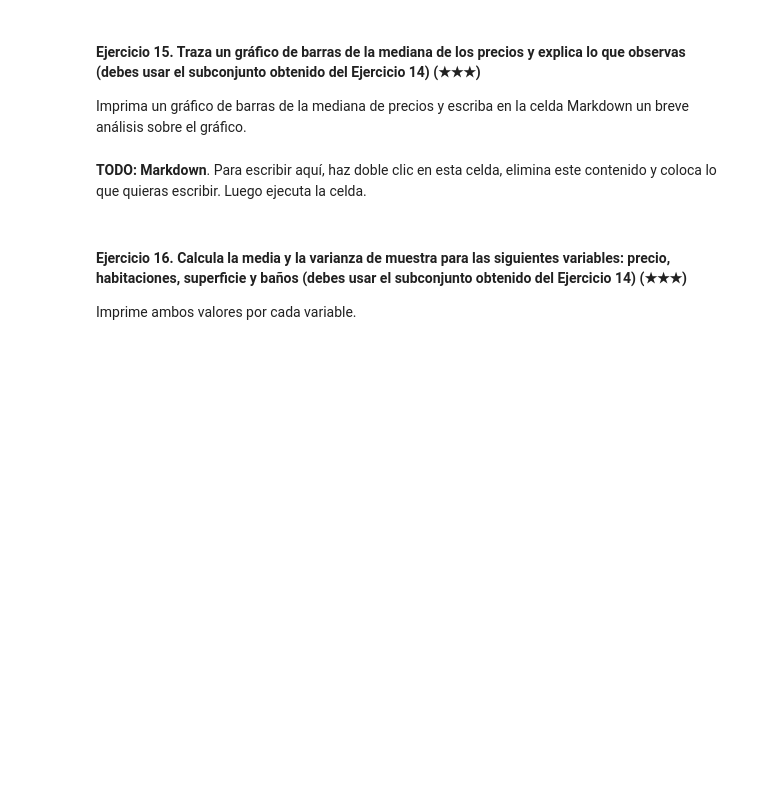
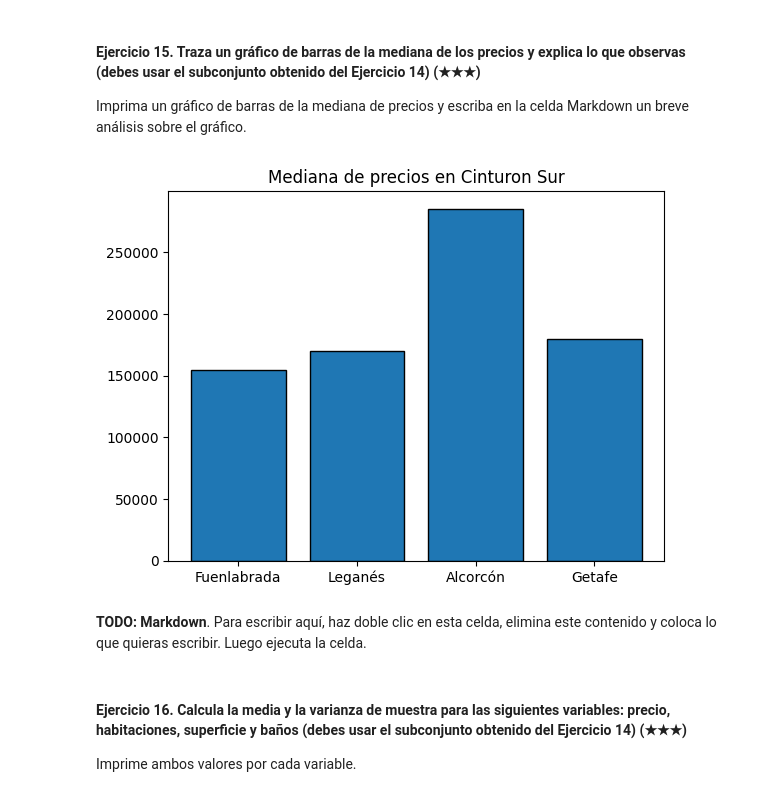
Before and after one commit to 4GeeksAcademy/realestate-datacleanup-exercise-curso, a Jupyter notebook: project.es.ipynb, the cells around one changed output. Drawn from its saved outputs; the diff is of its cells as text; code cells hidden in the pictures; blank space fills up the shorter version.

```diff
--- a/project.es.ipynb
+++ b/project.es.ipynb
@@ -286,4 +281,13 @@ Imprima la población y el número de casas.
 
 Pista: Filtra el DataFrame original usando la columna `level5` y la función `isin`.
 # %%
-# TODO
+# Creamos dataset del cinturon sur
+
+def CinturonSur(dataset):
+    cinturonsur = dataset[dataset["level5"].isin(["Fuenlabrada", "Leganés", "Getafe", "Alcorcón"])].reset_index()
+    cinturonsur.drop('index', axis = 1)
+    return cinturonsur.drop('index', axis = 1)
+
+cinturonsur = CinturonSur(dscleanwithpps)
+
+print(cinturonsur)
@@ -292,7 +314,16 @@ Pista: Filtra el DataFrame original usando la columna `level5` y la función `is
 
 Imprima un gráfico de barras de la mediana de precios y escriba en la celda Markdown un breve análisis sobre el gráfico.
 # %%
-# TODO: Code
+# Grafica de barras con la MEDIANA de los precios de las ciudades.
+
+def MedianPricePopulation(dataset, city):
+    return dataset[dataset['level5'] == city]["price"].median()
+
+plt.bar(["Fuenlabrada", "Leganés", "Alcorcón", "Getafe"], [(MedianPricePopulation(cinturonsur, "Fuenlabrada")), (MedianPricePopulation(cinturonsur, "Leganés")), (MedianPricePopulation(cinturonsur, "Getafe")), (MedianPricePopulation(cinturonsur, "Alcorcón"))], ec="black")
+plt.title("Mediana de precios en Cinturon Sur")
+plt.show()
+# %% [output]
+[figure, added]
 # %% [markdown]
 **TODO: Markdown**. Para escribir aquí, haz doble clic en esta celda, elimina este contenido y coloca lo que quieras escribir. Luego ejecuta la celda.
 # %% [markdown]
```
Also changed, not shown: parts of 8 cells of this notebook, 1 other file.
